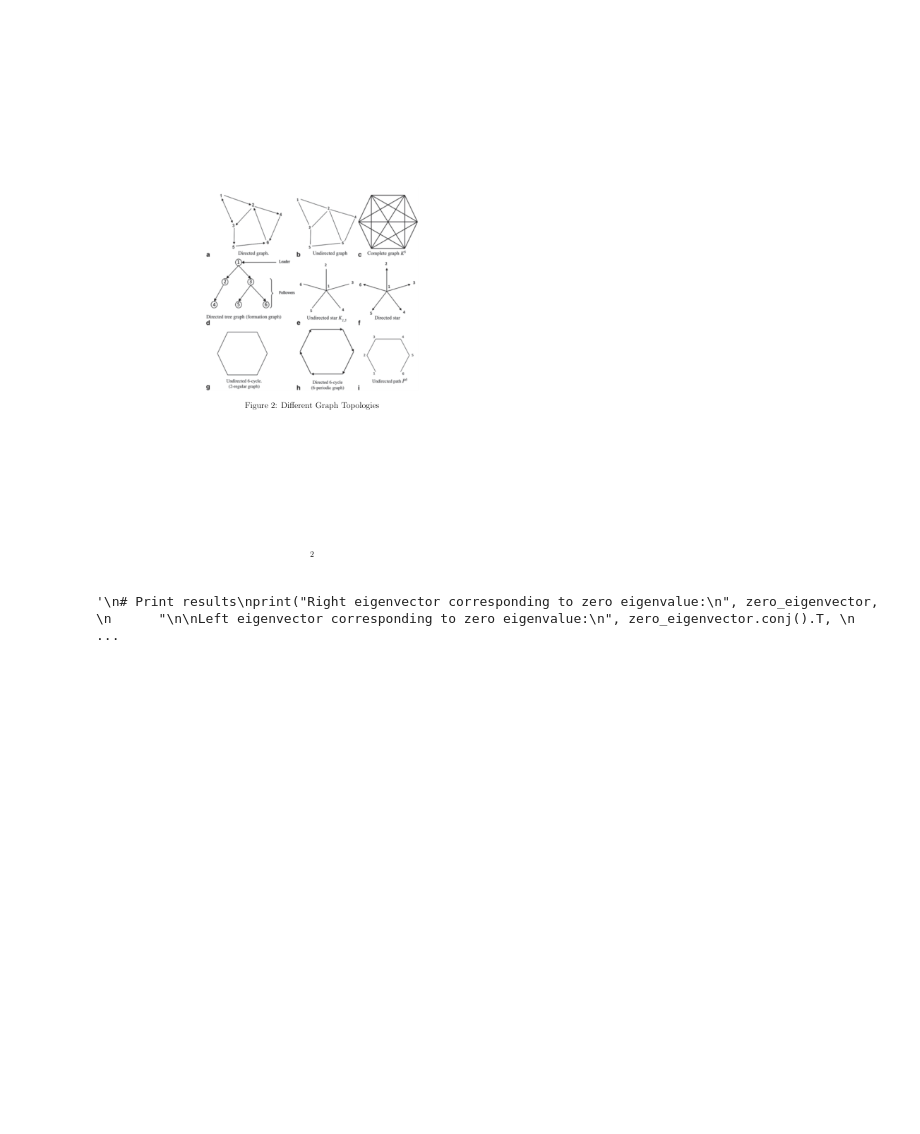
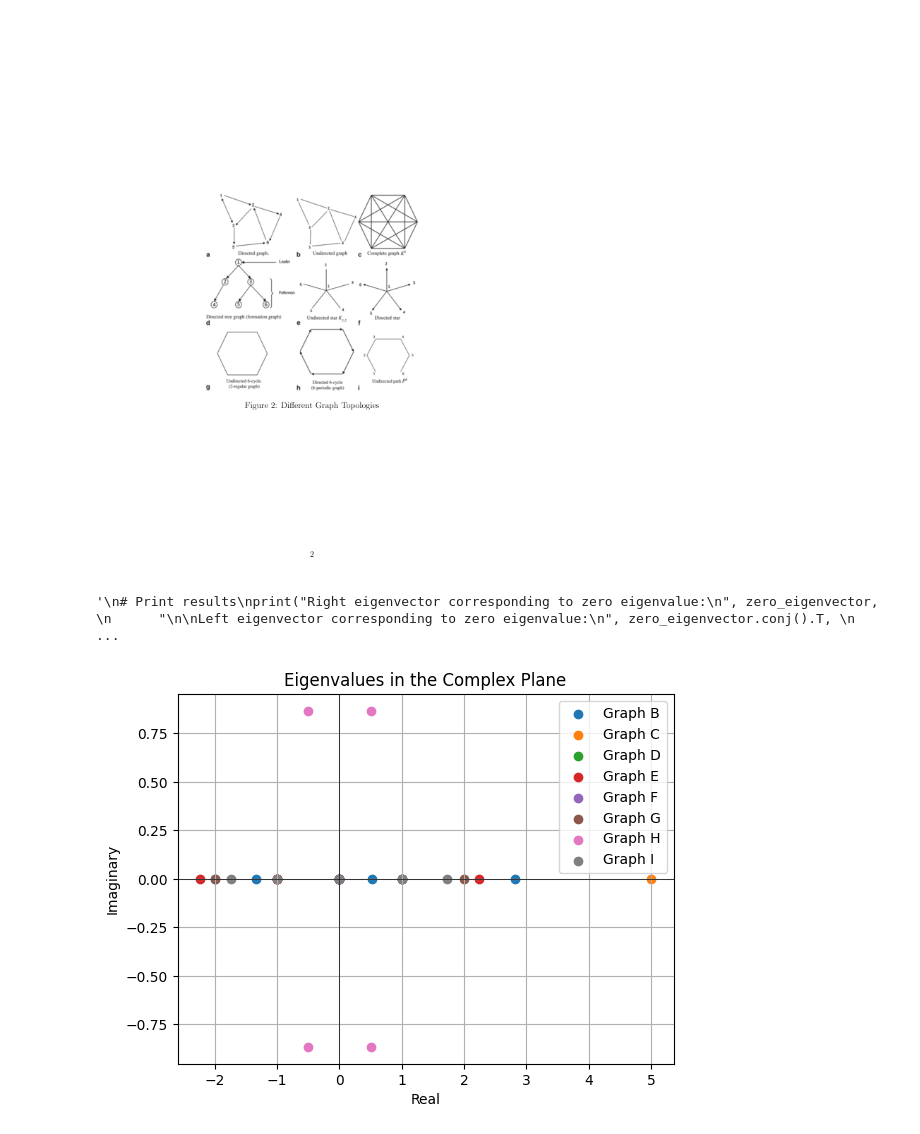
Before and after one commit to nd-turner/ECE, a Jupyter notebook: Homework/Hw3/Hw3.ipynb, the cells around one changed output. Saved outputs shown, nothing was run; the diff lists cells and outputs as text; code cells hidden in the pictures; blank space fills up the shorter version.

Commit message:
Finished homework 3 have full functionality.

```diff
--- a/Homework/Hw3/Hw3.ipynb
+++ b/Homework/Hw3/Hw3.ipynb
@@ -74,36 +74,121 @@ print("Right eigenvector corresponding to zero eigenvalue:\n", zero_eigenvector,
 import networkx as nx
 import matplotlib.pyplot as plt
 import numpy as np
+
+# List to store eigenvalues for each graph
+eigenvalues_list = []
 
 #create undirected Graph
 B = nx.Graph()
 edges = [(1, 2), (2, 4), (4, 6), (6, 2), (2,3), (3,5), (5,6) , (1,3), (3,1)]
 B.add_edges_from(edges)
 
 #create complete Graph
 C = nx.complete_graph(6)
 
 #create directed tree Graph
 D = nx.DiGraph()
 agents = ['1','2','3','4','5','6']
 D.add_nodes_from(agents)
 edges = [('1','2'),('1','3'),('2','4'),('3','5'),('3','6')]
 D.add_edges_from(edges)
 
 #create undiredted star Graph
 E = nx.Graph()
 E.add_node(1)
 peripheral_nodes = [2, 3, 4, 5, 6]
 E.add_nodes_from(peripheral_nodes)
 edges = [(1, node) for node in peripheral_nodes]
 E.add_edges_from(edges)
 
 #create directed Star Graph
 F = nx.DiGraph()
 F.add_node(1)
 peripheral_nodes = [2, 3, 4, 5, 6]
 F.add_nodes_from(peripheral_nodes)
 edges = [(1, node) for node in peripheral_nodes]
 F.add_edges_from(edges)
 
-#create
+#create undirected cycle Graph
+G = nx.cycle_graph(6)
+
+#Create directed cycle Graph
+H = nx.DiGraph()
+H.add_nodes_from(range(1, 7))
+for i in range(1, 6):
+    H.add_edge(i, i + 1)
+H.add_edge(6, 1)
+
+#create undirected path Graph
+I = nx.path_graph(5)
+
+#now lets find the eigenvalues for each of the graphs
+graphs = [B, C, D, E, F, G, H, I]
+
+eigenvalues_list = []
+
+
+for graph in graphs:
+    A = nx.to_numpy_array(graph)
+    eigenvalues = np.linalg.eigvals(A)
+    eigenvalues_list.append(eigenvalues)
+
+# Plot eigenvalues for each graph in the complex plane
+for i, graph in enumerate(graphs,start=1):
+    eigenvalues = eigenvalues_list[i-1]
+    plt.scatter(np.real(eigenvalues), np.imag(eigenvalues), label=f"Graph {chr(65 + i)}")
+
+# Set plot labels and title
+plt.xlabel('Real')
+plt.ylabel('Imaginary')
+plt.title('Eigenvalues in the Complex Plane')
+
+# Add legend
+plt.legend()
+
+# Display plot
+plt.grid(True)
+plt.axhline(0, color='black', linewidth=0.5)
+plt.axvline(0, color='black', linewidth=0.5)
+plt.show()
+
+
+# List of graphs
+graphs = [B, C, D, E, F, G, H, I]
+
+# Function to convert adjacency matrix to NetworkX graph
+def adjacency_matrix_to_graph(adjacency_matrix):
+    G = nx.Graph()
+    G.add_nodes_from(range(len(adjacency_matrix)))
+    for i in range(len(adjacency_matrix)):
+        for j in range(len(adjacency_matrix[i])):
+            if adjacency_matrix[i][j] != 0:
+                G.add_edge(i, j)
+    return G
+
+# List of adjacency matrices
+adjacency_matrices = [nx.to_numpy_array(graph) for graph in graphs]
+
+# Generate and plot spanning tree for each graph
+plt.figure(figsize=(15, 10))
+for i, adjacency_matrix in enumerate(adjacency_matrices, start=1):
+    # Convert adjacency matrix to NetworkX graph
+    G = adjacency_matrix_to_graph(adjacency_matrix)
+
+    # Generate spanning tree
+    spanning_tree = nx.minimum_spanning_tree(G)
+
+    # Plot original graph
+    plt.subplot(4, 4, i)
+    nx.draw(G, with_labels=True, node_color='skyblue', node_size=800, font_size=10, font_weight='bold')
+    plt.title(f"Graph {chr(64 + i)}")
+
+    # Plot spanning tree
+    plt.subplot(4, 4, i + 8)
+    nx.draw(spanning_tree, with_labels=True, node_color='lightgreen', node_size=800, font_size=10, font_weight='bold')
+    plt.title(f"Spanning Tree of Graph {chr(64 + i)}")
+
+plt.tight_layout()
+plt.show()
+# %% [output]
+[figure, added]
```
Also changed, not shown: parts of 1 cell of this notebook.
